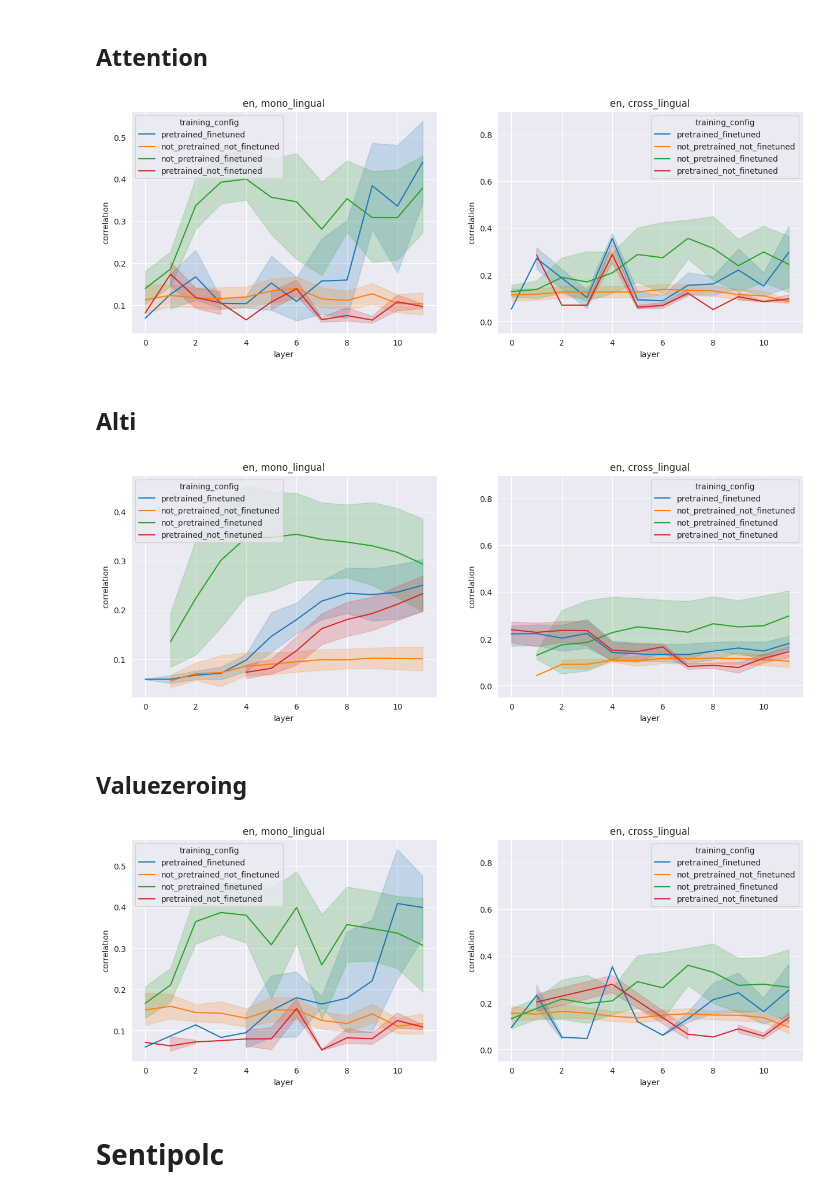
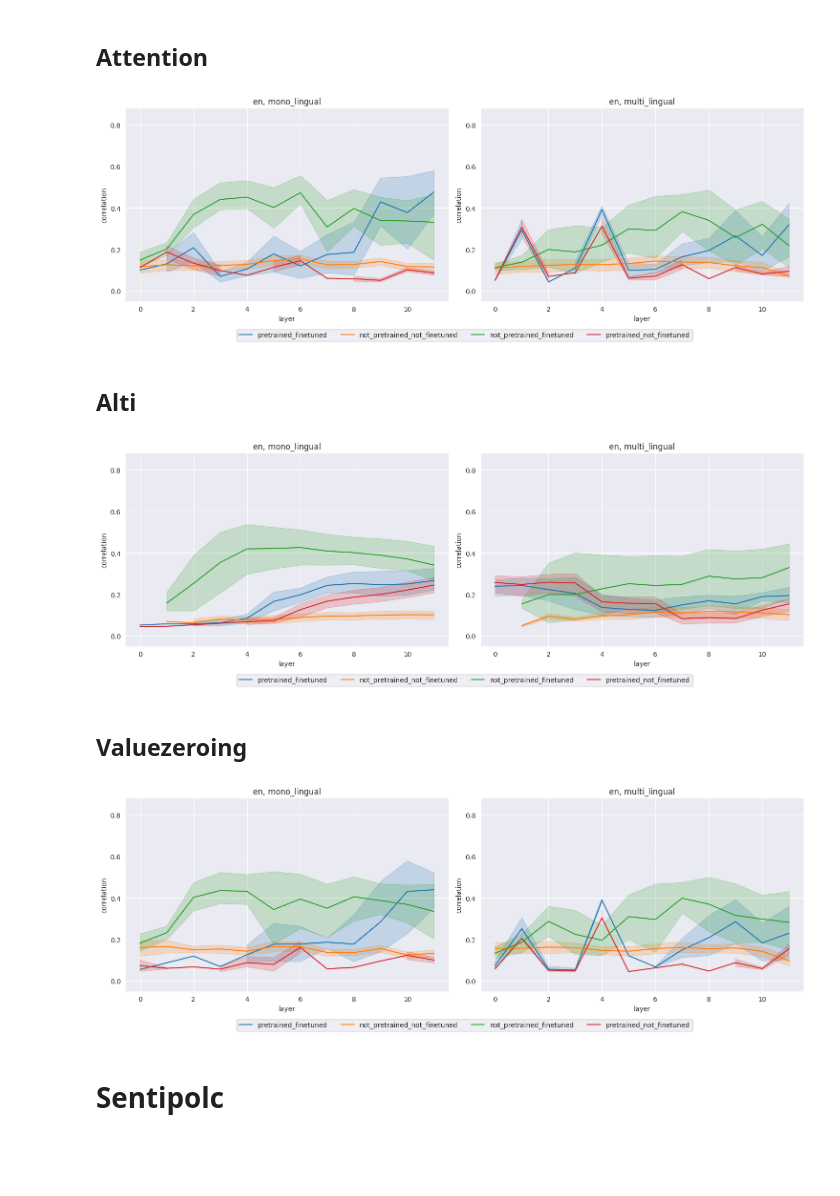
Before and after one commit to Andrew-Wyn/augmenting_nlms_meco, a Jupyter notebook: notebook/attention_correlation_aggregated.ipynb, the cells around one changed output. Drawn from its saved outputs; the diff is of its cells as text; code cells hidden in the pictures; blank space fills up the shorter version.

Commit message:
moved legend out of plots

```diff
--- a/notebook/attention_correlation_aggregated.ipynb
+++ b/notebook/attention_correlation_aggregated.ipynb
@@ -16,7 +16,9 @@ import json
 sns.set_style('darkgrid')
 # %%
 positive_corr = True
-eye_tracking_feature = 'firstrun_dur'
+eye_tracking_feature = 'dur'
+# %%
+out_dir = '/home/luca/Workspace/augmenting_nlms_meco/output/plots/attn_corr'
 # %%
 def get_src_paths(language, method, language_mode, finetuning_mode=None):
     meco_data_dir = '../augmenting_nlms_meco_data/'
@@ -78,22 +80,26 @@ def compute_correlations_df(language, attention_dir, eye_tracking_dir):
                 correlations_dict['user'].append(user_id)
     return pd.DataFrame.from_dict(correlations_dict)
 # %%
-def plot_all_correlations(task, method, languages=['en', 'it']):
+def plot_all_correlations(task, method, out_path, languages=['en', 'it']):
     fig, axes = plt.subplots(len(languages), 2, figsize=(15, 5*len(languages)));
-    plt.ylim(-0.05, 0.9)
-    # gs = fig.add_gridspec(3, 2, height_ratios=[1, 1, 0.1])
+    gs = fig.add_gridspec(3, 2, height_ratios=[1, 1, 0.1])
     axes = axes.flatten();
     ax_idx = 0
     for language in languages:
         for language_mode in ['mono_lingual', 'cross_lingual']:
             eye_tracking_dir, attention_dir = get_src_paths(language, method, language_mode)
             correlations_df = compute_correlations_df(language, attention_dir, eye_tracking_dir)
-            sns.lineplot(ax=axes[ax_idx], data=correlations_df, x='layer', y='correlation', hue='training_config').set_title(f'{language}, {language_mode}')
-            plt.ylim(-0.05, 0.9)
+            language_mode_str = language_mode if language_mode == 'mono_lingual' else 'multi_lingual'
+            sns.lineplot(ax=axes[ax_idx], data=correlations_df, x='layer', y='correlation', hue='training_config').set_title(f'{language}, {language_mode_str}')
+            axes[ax_idx].set_ylim(-0.05, 0.88)
+            axes[ax_idx].get_legend().remove()
             ax_idx += 1
-    # legend_ax = fig.add_subplot(gs[2, :])
-    # legend_ax.axis('off')  # Hide the axes for the legend subplot
-    # legend_ax.legend(*axes[0].get_legend_handles_labels(), loc='upper center', ncol=len(correlations_df['training_config'].unique()))
+    plt.tight_layout()
+    legend_ax = fig.add_subplot(gs[2, :])
+    legend_ax.axis('off')  # Hide the axes for the legend subplot
+    bb_y = -1.5 if len(languages) == 2 else -3
+    legend_ax.legend(*axes[0].get_legend_handles_labels(), loc='upper center', bbox_to_anchor=(0.5, bb_y), ncol=len(correlations_df['training_config'].unique()))
+    fig.savefig(out_path)
 # %% [markdown]
 # Base
 # %%
@@ -152,23 +164,26 @@ task = 'sst2'
 ## Attention
 # %%
 method = 'attention'
-plot_all_correlations(task, method, languages=['en'])
+out_path = os.path.join(out_dir, f'{task}_{method}_{eye_tracking_feature}.png')
+plot_all_correlations(task, method, out_path, languages=['en'])
 # %% [output]
-[figure, old version]
+[figure, new version]
 # %% [markdown]
 ## Alti
 # %%
 method = 'alti'
-plot_all_correlations(task, method, languages=['en'])
+out_path = os.path.join(out_dir, f'{task}_{method}_{eye_tracking_feature}.png')
+plot_all_correlations(task, method, out_path, languages=['en'])
 # %% [output]
-[figure, old version]
+[figure, new version]
 # %% [markdown]
 ## Valuezeroing
 # %%
 method = 'valuezeroing'
-plot_all_correlations(task, method, languages=['en'])
+out_path = os.path.join(out_dir, f'{task}_{method}_{eye_tracking_feature}.png')
+plot_all_correlations(task, method, out_path, languages=['en'])
 # %% [output]
-[figure, old version]
+[figure, new version]
 # %% [markdown]
 # Sentipolc
 # %%
```
Also changed, not shown: parts of 9 cells of this notebook.
